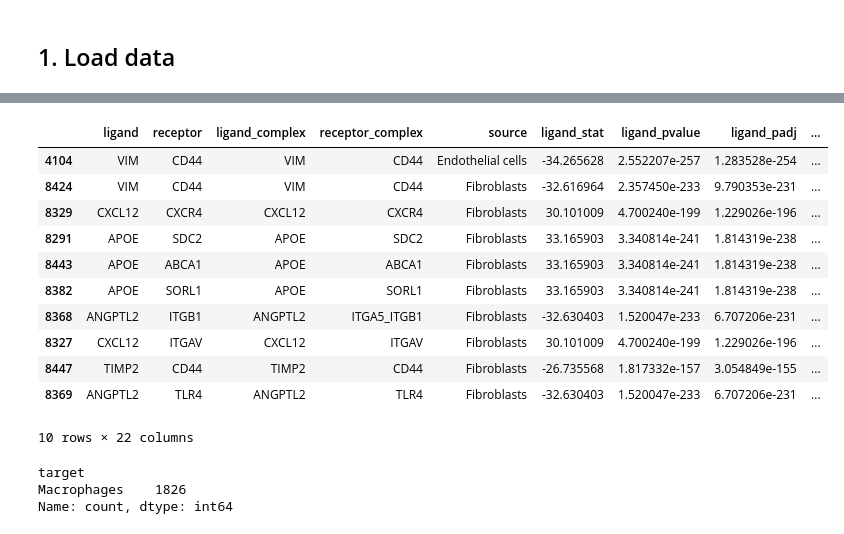
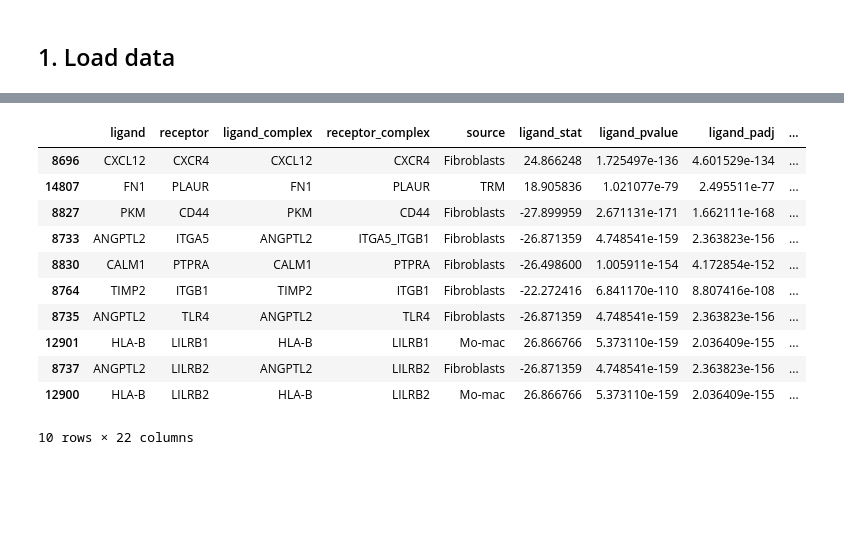
Before and after one commit to LarkinIt/RAseq, a Jupyter notebook: Code/differential_expression_analysis.ipynb, the cells around one changed output, grey strips where cells are left out. Cells and saved outputs as stored; diff of their text form; code cells hidden in the pictures; blank space fills up the shorter version.

Commit message:
Import macrophage subtype labels and utilize for DECCC pipeline

```diff
--- a/Code/differential_expression_analysis.ipynb
+++ b/Code/differential_expression_analysis.ipynb
@@ -24,10 +24,15 @@ from pydeseq2.ds import DeseqStats
 import matplotlib.pyplot as plt
 import seaborn as sns
 
-sample_ids = ["SA220", "SA222", "SA227"]
-sample_labels = ["Naive", "Resistant", "Resistant"]
+#sample_ids = ["SA149P", "SA154", "SA220", "SA222", "SA227", "SA159", "SA168", "SA225"]
+#sample_labels = ["UPA", "UPA", "Naive", "Resistant", "Resistant", "Remission", "Remission", "Remission"]
 
-data_dir = "./EMATB8322/"
+sample_ids = ["SA220", "SA159", "SA168", "SA225"]
+sample_labels = ["Naive", "Remission", "Remission", "Remission"]
+CONTROL_GROUP = "Naive"
+
+output_fname = "../Data/DECCC_remission_v_naive_momac-targets.csv"
+data_dir = "../Data/EMATB8322/"
 
 # Download base models from celltypist
 models.download_models()
@@ -54,3 +59,6 @@ models.download_models()
 # %%
 # Load celltypist immune model
 model = models.Model.load(model = "Immune_All_High.pkl")
+
+mac_subtype_df = pd.read_csv("../Data/macrophage_subtype_designation.csv", index_col=0)
+mac_subtype_df
@@ -159,18 +264,18 @@ for cell_group in adata.obs[groupby].unique():
     dds = DeseqDataSet(
     	adata=ctdata,
     	design_factors=condition_key,
-    	ref_level=[condition_key, 'Naive'], # set control as reference
+    	ref_level=[condition_key, CONTROL_GROUP], # set control as reference
     	refit_cooks=True,
     )
 
     # Compute LFCs
     dds.deseq2()
     # Contrast between stim and ctrl
-    stat_res = DeseqStats(dds, contrast=[condition_key, 'Resistant', 'Naive'])
+    stat_res = DeseqStats(dds, contrast=[condition_key, 'Remission', 'Naive'])
     # Compute Wald test
     stat_res.summary()
     # Shrink LFCs
-    stat_res.lfc_shrink(coeff='Group[T.Resistant]') # {condition_key}_cond_vs_ref
+    stat_res.lfc_shrink(coeff='Group[T.Remission]') # {condition_key}_cond_vs_ref
     #stat_res.lfc_shrink(coeff='condition_Resistant_vs_Naive') # {condition_key}_cond_vs_ref
 
     dea_results[cell_group] = stat_res.results_df;
@@ -320,19 +487,19 @@ Converting to sparse csr matrix!
 # %%
 lr_res = lr_res.sort_values("interaction_stat", ascending=False, key=abs)
 # Select all of the interactions with macrophages are the target
-lr_res = lr_res[lr_res["target"] == "Macrophages"]
+lr_res = lr_res[lr_res["target"] == "Mo-mac"]
 lr_res.head(10)
 # %% [output]
 |  | ligand | receptor | ligand_complex | receptor_complex | source | ligand_stat | ligand_pvalue | ligand_padj | ... |
-| 4104 | VIM | CD44 | VIM | CD44 | Endothelial cells | -34.265628 | 2.552207e-257 | 1.283528e-254 | ... |
-| 8424 | VIM | CD44 | VIM | CD44 | Fibroblasts | -32.616964 | 2.357450e-233 | 9.790353e-231 | ... |
-| 8329 | CXCL12 | CXCR4 | CXCL12 | CXCR4 | Fibroblasts | 30.101009 | 4.700240e-199 | 1.229026e-196 | ... |
-| 8291 | APOE | SDC2 | APOE | SDC2 | Fibroblasts | 33.165903 | 3.340814e-241 | 1.814319e-238 | ... |
-| 8443 | APOE | ABCA1 | APOE | ABCA1 | Fibroblasts | 33.165903 | 3.340814e-241 | 1.814319e-238 | ... |
-| 8382 | APOE | SORL1 | APOE | SORL1 | Fibroblasts | 33.165903 | 3.340814e-241 | 1.814319e-238 | ... |
-| 8368 | ANGPTL2 | ITGB1 | ANGPTL2 | ITGA5_ITGB1 | Fibroblasts | -32.630403 | 1.520047e-233 | 6.707206e-231 | ... |
-| 8327 | CXCL12 | ITGAV | CXCL12 | ITGAV | Fibroblasts | 30.101009 | 4.700240e-199 | 1.229026e-196 | ... |
-| 8447 | TIMP2 | CD44 | TIMP2 | CD44 | Fibroblasts | -26.735568 | 1.817332e-157 | 3.054849e-155 | ... |
-| 8369 | ANGPTL2 | TLR4 | ANGPTL2 | TLR4 | Fibroblasts | -32.630403 | 1.520047e-233 | 6.707206e-231 | ... |
+| 8696 | CXCL12 | CXCR4 | CXCL12 | CXCR4 | Fibroblasts | 24.866248 | 1.725497e-136 | 4.601529e-134 | ... |
+| 14807 | FN1 | PLAUR | FN1 | PLAUR | TRM | 18.905836 | 1.021077e-79 | 2.495511e-77 | ... |
+| 8827 | PKM | CD44 | PKM | CD44 | Fibroblasts | -27.899959 | 2.671131e-171 | 1.662111e-168 | ... |
+| 8733 | ANGPTL2 | ITGA5 | ANGPTL2 | ITGA5_ITGB1 | Fibroblasts | -26.871359 | 4.748541e-159 | 2.363823e-156 | ... |
+| 8830 | CALM1 | PTPRA | CALM1 | PTPRA | Fibroblasts | -26.498600 | 1.005911e-154 | 4.172854e-152 | ... |
+| 8764 | TIMP2 | ITGB1 | TIMP2 | ITGB1 | Fibroblasts | -22.272416 | 6.841170e-110 | 8.807416e-108 | ... |
+| 8735 | ANGPTL2 | TLR4 | ANGPTL2 | TLR4 | Fibroblasts | -26.871359 | 4.748541e-159 | 2.363823e-156 | ... |
+| 12901 | HLA-B | LILRB1 | HLA-B | LILRB1 | Mo-mac | 26.866766 | 5.373110e-159 | 2.036409e-155 | ... |
+| 8737 | ANGPTL2 | LILRB2 | ANGPTL2 | LILRB2 | Fibroblasts | -26.871359 | 4.748541e-159 | 2.363823e-156 | ... |
+| 12900 | HLA-B | LILRB2 | HLA-B | LILRB2 | Mo-mac | 26.866766 | 5.373110e-159 | 2.036409e-155 | ... |
 10 rows × 22 columns
 # %%
@@ -340,6 +506,0 @@ lr_res.to_csv("differential_expression_ligand_receptor_naive_v_resistant_target_
-# %%
-lr_res["target"].value_counts()
-# %% [output]
-target
-Macrophages    1826
-Name: count, dtype: int64
```
Also changed, not shown: parts of 10 cells of this notebook, 2 other files.
